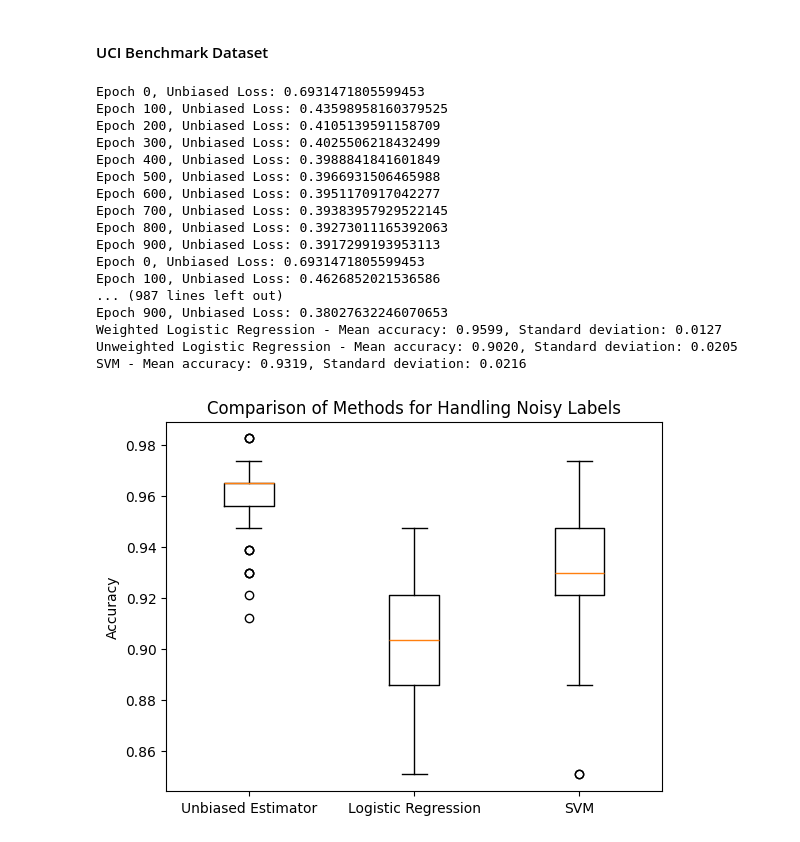
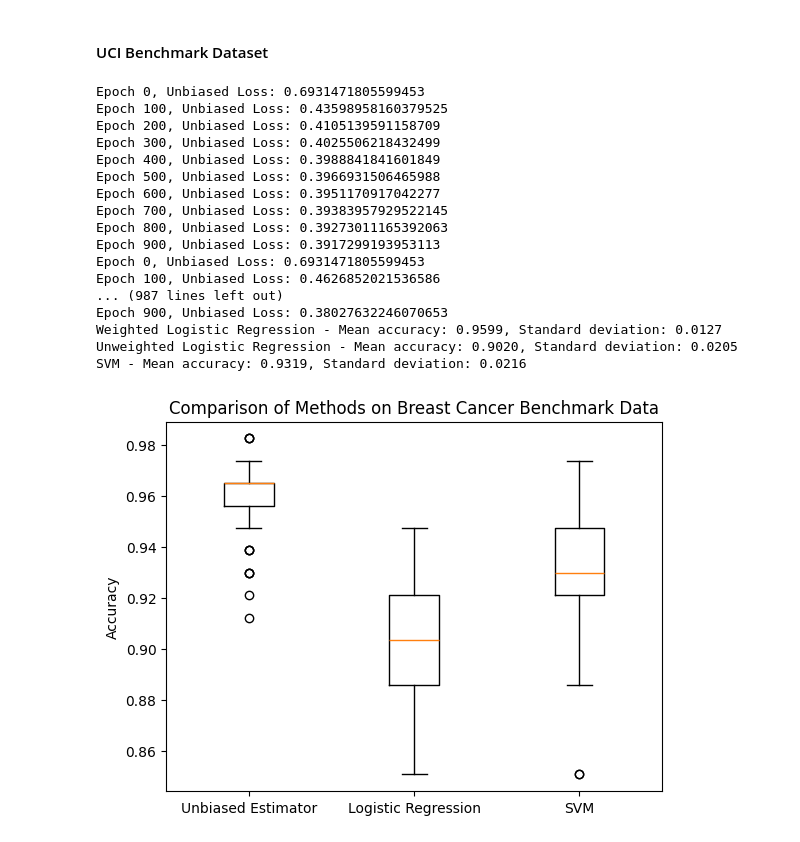
Before and after one commit to Bekona/Master_thesis, a Jupyter notebook: unbiased_estimators.ipynb, the cells around one changed output. Cells and saved outputs as stored; diff of their text form; code cells hidden in the pictures.

```diff
--- a/unbiased_estimators.ipynb
+++ b/unbiased_estimators.ipynb
@@ -144,14 +144,15 @@ print(f"Unweighted Logistic Regression - Mean accuracy: {mean_accuracy_unweighte
 print(f"SVM - Mean accuracy: {mean_accuracy_svm:.4f}, Standard deviation: {std_accuracy_svm:.4f}")
 
 # Additional: Visualize the results (optional)
-def visualize_results(accuracies_weighted_lr, accuracies_unweighted_lr, accuracies_svm):
+def visualize_results(accuracies_weighted_lr, accuracies_unweighted_lr, accuracies_svm, filename="unbiased_estimator.jpg"):
     plt.boxplot([accuracies_weighted_lr, accuracies_unweighted_lr, accuracies_svm], labels=['Unbiased Estimator', 'Logistic Regression', 'SVM'])
     plt.ylabel('Accuracy')
     plt.title('Comparison of Methods for Handling Noisy Labels')
+    plt.savefig(filename, format='jpg', dpi=300)
     plt.show()
 
 # Visualize the accuracies
-visualize_results(accuracies_weighted_lr, accuracies_unweighted_lr, accuracies_svm)
+visualize_results(accuracies_weighted_lr, accuracies_unweighted_lr, accuracies_svm, filename="unbiased_estimator.jpg")
 # %% [output]
 Epoch 0, Unbiased Loss: 0.6931471805599452
 Epoch 100, Unbiased Loss: 0.5659690467417032
@@ -388,34 +389,35 @@ mean_accuracy_svm = np.mean(accuracies_svm)
 std_accuracy_svm = np.std(accuracies_svm)
 
 print(f"Weighted Logistic Regression - Mean accuracy: {mean_accuracy_weighted_lr:.4f}, Standard deviation: {std_accuracy_weighted_lr:.4f}")
 print(f"Unweighted Logistic Regression - Mean accuracy: {mean_accuracy_unweighted_lr:.4f}, Standard deviation: {std_accuracy_unweighted_lr:.4f}")
 print(f"SVM - Mean accuracy: {mean_accuracy_svm:.4f}, Standard deviation: {std_accuracy_svm:.4f}")
 
 # Additional: Visualize the results (optional)
-def visualize_results(accuracies_weighted_lr, accuracies_unweighted_lr, accuracies_svm):
+def visualize_results(accuracies_weighted_lr, accuracies_unweighted_lr, accuracies_svm, filename = "unbiased_estimator_uci.jpg"):
     plt.boxplot([accuracies_weighted_lr, accuracies_unweighted_lr, accuracies_svm], labels=['Unbiased Estimator', 'Logistic Regression', 'SVM'])
     plt.ylabel('Accuracy')
-    plt.title('Comparison of Methods for Handling Noisy Labels')
+    plt.title('Comparison of Methods on Breast Cancer Benchmark Data')
+    plt.savefig(filename, format='jpg', dpi=300)
     plt.show()
 
 # Visualize the accuracies
-visualize_results(accuracies_weighted_lr, accuracies_unweighted_lr, accuracies_svm)
+visualize_results(accuracies_weighted_lr, accuracies_unweighted_lr, accuracies_svm, filename = "unbiased_estimator_uci.jpg")
 # %% [output]
 Epoch 0, Unbiased Loss: 0.6931471805599453
 Epoch 100, Unbiased Loss: 0.43598958160379525
 Epoch 200, Unbiased Loss: 0.4105139591158709
 Epoch 300, Unbiased Loss: 0.4025506218432499
 Epoch 400, Unbiased Loss: 0.3988841841601849
 Epoch 500, Unbiased Loss: 0.3966931506465988
 Epoch 600, Unbiased Loss: 0.3951170917042277
 Epoch 700, Unbiased Loss: 0.39383957929522145
 Epoch 800, Unbiased Loss: 0.39273011165392063
 Epoch 900, Unbiased Loss: 0.3917299193953113
 Epoch 0, Unbiased Loss: 0.6931471805599453
 Epoch 100, Unbiased Loss: 0.4626852021536586
 ... (987 lines left out)
 Epoch 900, Unbiased Loss: 0.38027632246070653
 Weighted Logistic Regression - Mean accuracy: 0.9599, Standard deviation: 0.0127
 Unweighted Logistic Regression - Mean accuracy: 0.9020, Standard deviation: 0.0205
 SVM - Mean accuracy: 0.9319, Standard deviation: 0.0216
-[figure, old version]
+[figure, new version]
```
Also changed, not shown: 8 other files.
